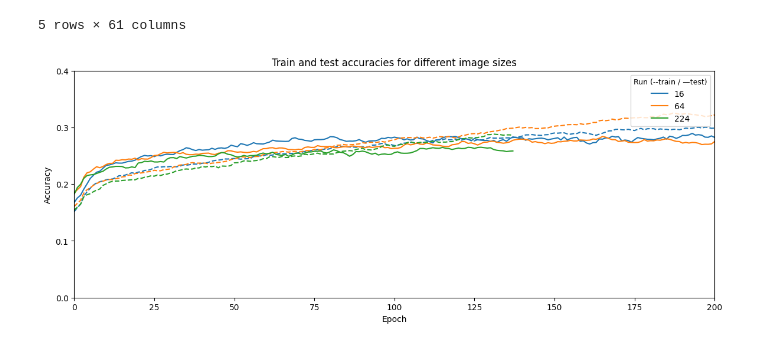
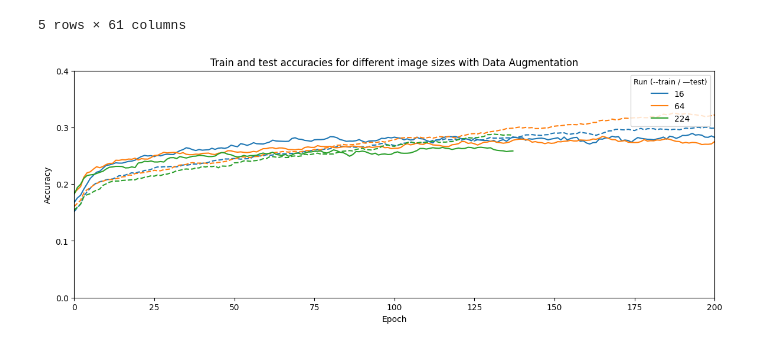
Before and after one commit to MCV-C3/project-team-6, a Jupyter notebook: Week2/report/plot_temp.ipynb, the cells around one changed output. Drawn from its saved outputs; the diff is of its cells as text; code cells hidden in the pictures.

Commit message:
Plot changes

```diff
--- a/Week2/report/plot_temp.ipynb
+++ b/Week2/report/plot_temp.ipynb
@@ -153,26 +153,26 @@ df.head()
 # %%
 plt.figure(figsize=(14, 5))
 
 colors = ['#1f77b4', '#ff7f0e', '#2ca02c', '#d62728',
           '#9467bd', '#8c564b', '#e377c2']
 
 sizes = [16, 32, 64, 128, 224]
 sizes = [16, 64, 224]
 
 for size, color in zip(sizes, colors):
 
     plt.plot(df['Step'], smoothings.moving_average(df[f'(w=512 d=2) Imsize variation : {size}x{size} - test_accuracy']),  label=f"{size}", color=color)
     plt.plot(df['Step'], smoothings.moving_average(df[f'(w=512 d=2) Imsize variation : {size}x{size} - train_accuracy']),  linestyle="--", color=color)
 
 handles, labels = plt.gca().get_legend_handles_labels()
 by_label = dict(zip(labels, handles))
 legend = plt.legend(by_label.values(), by_label.keys(), title="Run (--train / —test)", loc='upper right')
 plt.setp(legend.get_title(), fontsize=9)
-plt.title("Train and test accuracies for different image sizes")
+plt.title("Train and test accuracies for different image sizes with Data Augmentation")
 plt.ylabel("Accuracy")
 plt.xlabel("Epoch")
 plt.xlim(left=0, right=200)
 plt.yticks([0, 0.1, 0.2, 0.3, 0.4])
 plt.show()
 # %% [output]
-[figure, old version]
+[figure, new version]
```
Also changed, not shown: parts of 4 cells of this notebook, 3 other files.
